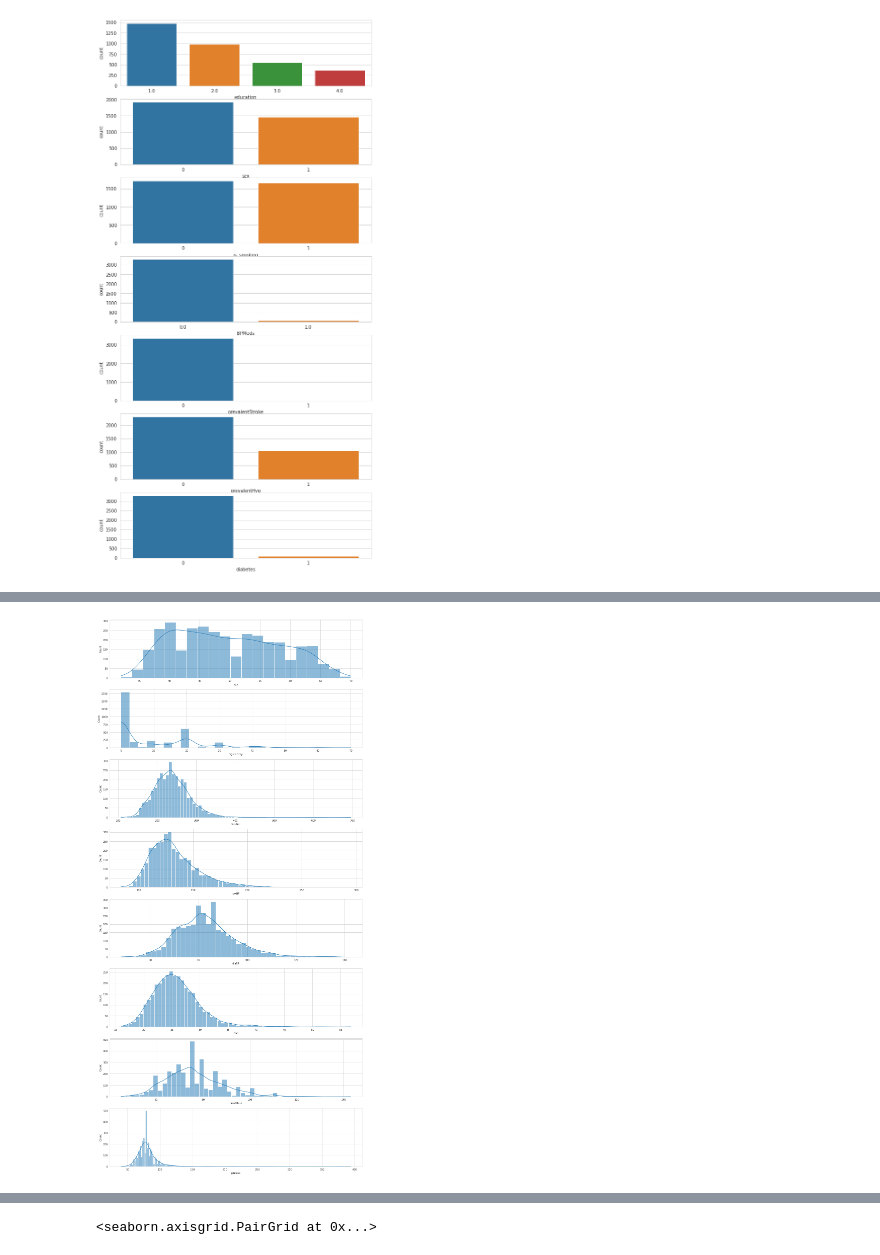
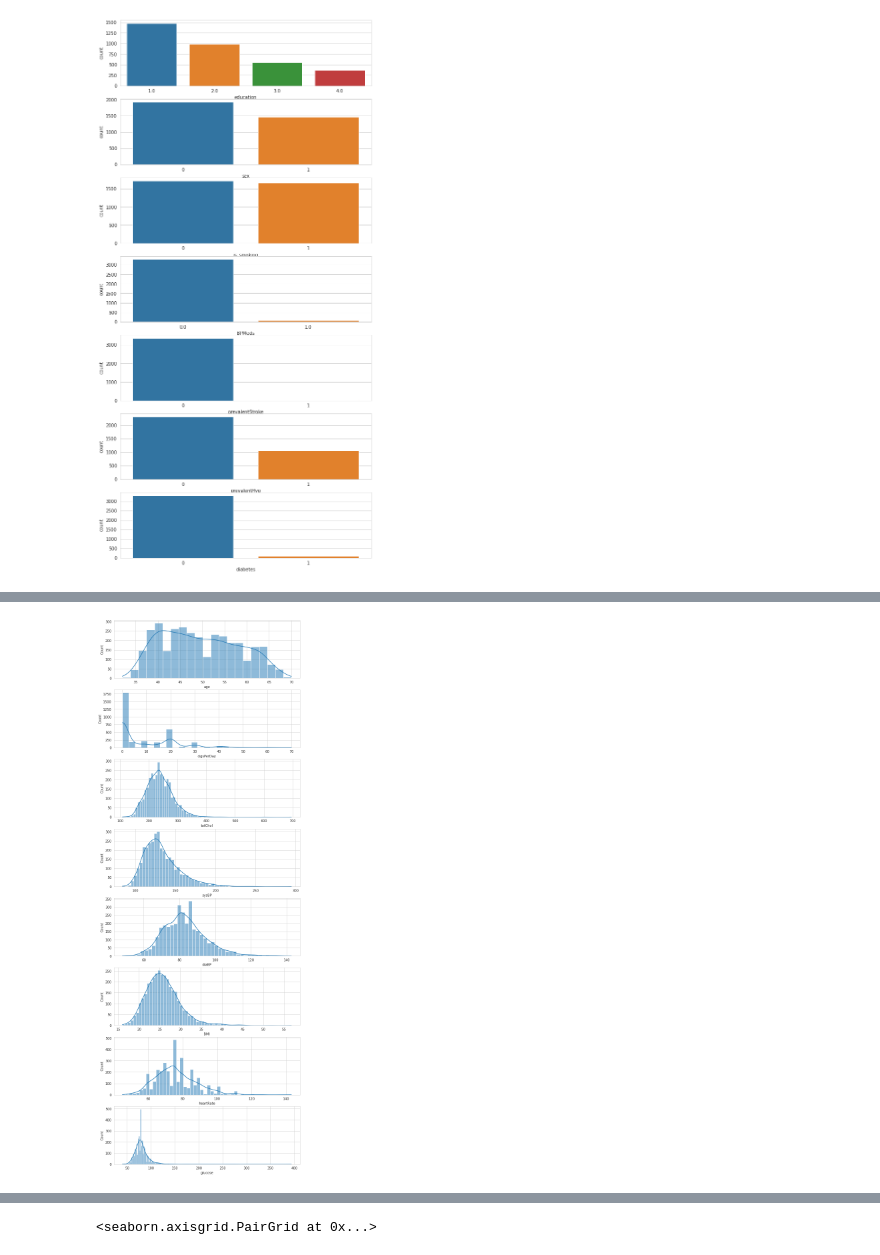
Before and after one commit to V-dit/cardiovascular-risk-prediction, a Jupyter notebook: Cardiovascular_Risk_Prediction.ipynb, the cells around one changed output, grey strips where cells are left out. Saved outputs shown, nothing was run; the diff lists cells and outputs as text; code cells hidden in the pictures.

```diff
--- a/Cardiovascular_Risk_Prediction.ipynb
+++ b/Cardiovascular_Risk_Prediction.ipynb
@@ -478,3 +496,9 @@ def count_plot(columns):
 
   for i , column in plot_list:
     sns.countplot(ax = axes[i], data = df2, x = column)
+# %%
+for i, j in enumerate(categorical_columns):
+  plt.figure(figsize = (10,6))
+  sns.displot(data = df2, x=j, hue="TenYearCHD")
+  plt.title(f'TenYearCHD vs {j}', fontsize=13)
+  plt.show()
@@ -494,10 +523,8 @@ A large number (> 3000) of the people do not have diabetes.
 # %%
 # Creating a function to plot distribution of numerical columns
-def dist_plotting(columns):
-  ''' Returns subplots of histograms using seaborn '''
-  sns.set_style('whitegrid')
-  fig, axes = plt.subplots(len(columns) , figsize=(18,40))
+def countplot_numerical(columns):
 
+  fig, axes = plt.subplots(len(columns) ,figsize=(10,30))
   plot_list = zip(list(range(0,len(columns)+1)), columns)
 
   for i , column in plot_list:
@@ -505,5 +547,5 @@ def dist_plotting(columns):
 # %%
 # Using the function to plot graphs for numerical columns
-dist_plotting(numerical_columns)
+countplot_numerical(numerical_columns)
 # %% [output]
-[figure, old version]
+[figure, new version]
```
Also changed, not shown: parts of 30 cells of this notebook.
